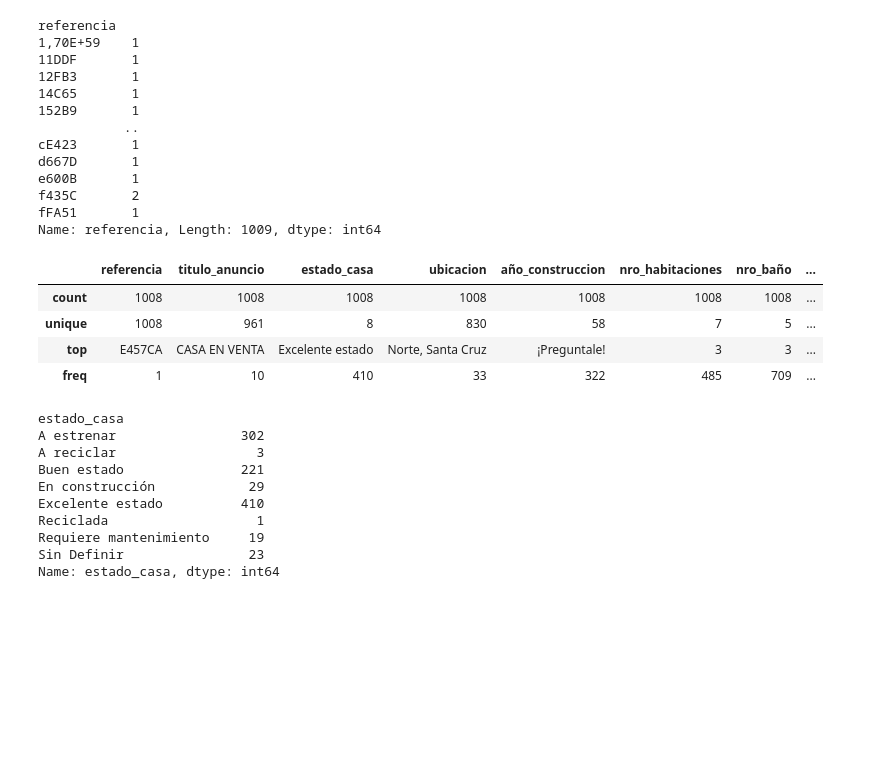
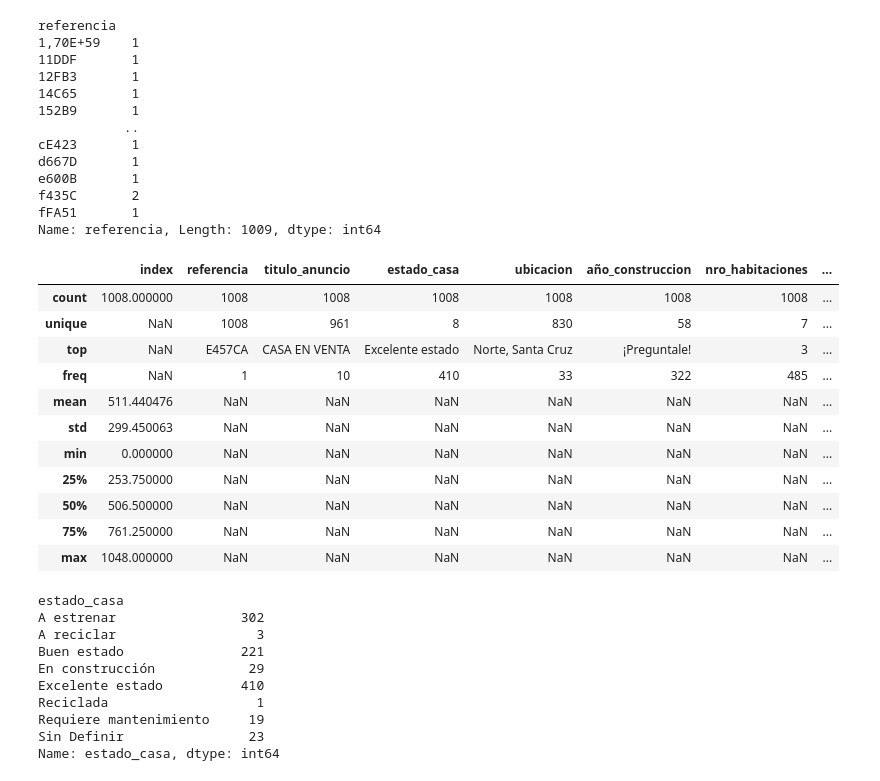
Before and after one commit to M-Kevin-Rivas/PrediccionPreciosCasas, a Jupyter notebook: NoteBook_ELP.ipynb, the cells around one changed output. Cells and saved outputs as stored; diff of their text form; code cells hidden in the pictures; blank space fills up the shorter version.

```diff
--- a/NoteBook_ELP.ipynb
+++ b/NoteBook_ELP.ipynb
@@ -76,30 +76,38 @@ Name: referencia, Length: 1009, dtype: int64
 # %%
 #Hay datos duplicados y nulos (None)
 
 #Borramos los nulos
 df1 = data_brute.copy()
 df1 = df1[~df1.referencia.str.startswith("None")]
 
 #Colocando los valores reales
 df1.referencia = df1.referencia.replace({"5,9E+93":'59E92'})
 df1.referencia = df1.referencia.replace({"4,95E+07":'495E5'})
 df1.referencia = df1.referencia.replace({"4,10E+55":'41E54'})
 df1.referencia = df1.referencia.replace({"6,40E+28":'64E27'})
 df1.referencia = df1.referencia.replace({"9,50E+86":'95E85'})
 df1.referencia = df1.referencia.replace({"2,07E+03":'207E1'})
 df1.referencia = df1.referencia.replace({"1,70E+59":'17E58'})
 
 
 #Borramos las filas duplicadas
 df1.drop_duplicates(keep='first', inplace=True)
 df1 = df1[~(df1.referencia.str.contains("73AC6") & df1.nro_habitaciones.str.startswith("None") )] #Valor unico que necesita removerse de forma manual por tener un campo diferente
+df1.reset_index(inplace=True)
 df1.describe(include='all')
 # %% [output]
-|  | referencia | titulo_anuncio | estado_casa | ubicacion | año_construccion | nro_habitaciones | nro_baño | ... |
-| count | 1008 | 1008 | 1008 | 1008 | 1008 | 1008 | 1008 | ... |
-| unique | 1008 | 961 | 8 | 830 | 58 | 7 | 5 | ... |
-| top | E457CA | CASA EN VENTA | Excelente estado | Norte, Santa Cruz | ¡Preguntale! | 3 | 3 | ... |
-| freq | 1 | 10 | 410 | 33 | 322 | 485 | 709 | ... |
+|  | index | referencia | titulo_anuncio | estado_casa | ubicacion | año_construccion | nro_habitaciones | ... |
+| count | 1008.000000 | 1008 | 1008 | 1008 | 1008 | 1008 | 1008 | ... |
+| unique | NaN | 1008 | 961 | 8 | 830 | 58 | 7 | ... |
+| top | NaN | E457CA | CASA EN VENTA | Excelente estado | Norte, Santa Cruz | ¡Preguntale! | 3 | ... |
+| freq | NaN | 1 | 10 | 410 | 33 | 322 | 485 | ... |
+| mean | 511.440476 | NaN | NaN | NaN | NaN | NaN | NaN | ... |
+| std | 299.450063 | NaN | NaN | NaN | NaN | NaN | NaN | ... |
+| min | 0.000000 | NaN | NaN | NaN | NaN | NaN | NaN | ... |
+| 25% | 253.750000 | NaN | NaN | NaN | NaN | NaN | NaN | ... |
+| 50% | 506.500000 | NaN | NaN | NaN | NaN | NaN | NaN | ... |
+| 75% | 761.250000 | NaN | NaN | NaN | NaN | NaN | NaN | ... |
+| max | 1048.000000 | NaN | NaN | NaN | NaN | NaN | NaN | ... |
 # %%
 #Verificamos la variable estado_casa
 estados = df1.groupby(['estado_casa'])['estado_casa'].count()
```
Also changed, not shown: parts of 24 cells of this notebook.
